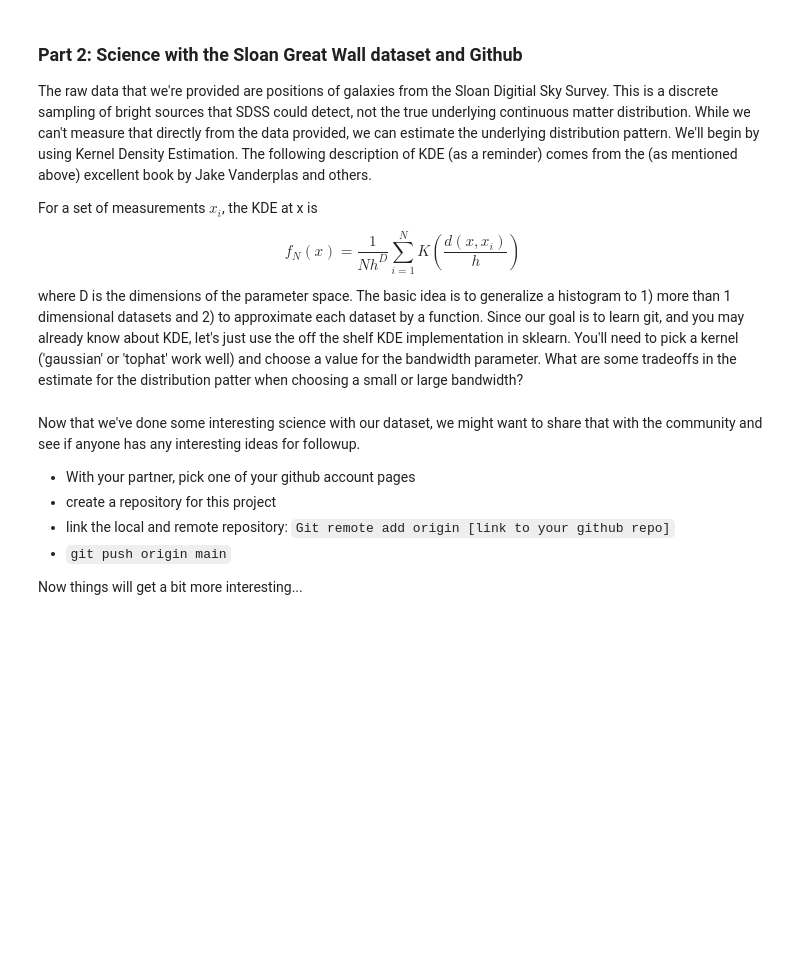
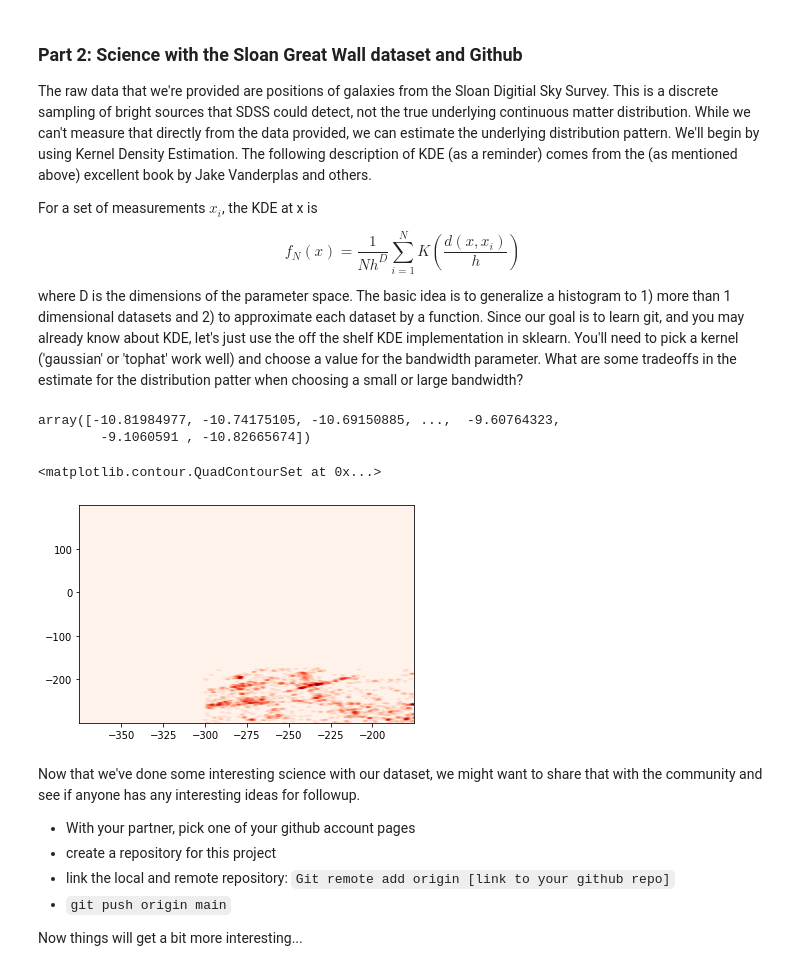
Before and after one commit to murphyjm/dsfp_git_intro, a Jupyter notebook: DSFP_intro_2_git_copy.ipynb, the cells around one changed output. Drawn from its saved outputs; the diff is of its cells as text; code cells hidden in the pictures; blank space fills up the shorter version.

```diff
--- a/DSFP_intro_2_git_copy.ipynb
+++ b/DSFP_intro_2_git_copy.ipynb
@@ -13,7 +13,7 @@ import matplotlib.pyplot as plt
 # %%
 # get the data by reading it from the supplied .npy file
 
-X = np.load('SDSS_Great_Wall_data.npy')
+data = np.load('SDSS_Great_Wall_data.npy')
 # %% [markdown]
 Now we have some code and an idea of what the project we'll working on will be, so let's go ahead and create the repository and make our first commit. Normally commits will only be done after you've done a bit more work than some imports and a line of code to grad the data, but we're learning how to use git here!
 
@@ -95,3 +93,52 @@ from sklearn.neighbors import KernelDensity
+# %%
+kde = KernelDensity(kernel='gaussian').fit(data)
+kde.score_samples(data)
+# %% [output]
+array([-10.81984977, -10.74175105, -10.69150885, ...,  -9.60764323,
+        -9.1060591 , -10.82665674])
+# %%
+def construct_grids(data):
+    """Construct the map grid from the batch object
+
+    Parameters
+    ----------
+    batch : Batch object
+        The object returned by :func:`fetch_species_distributions`
+
+    Returns
+    -------
+    (xgrid, ygrid) : 1-D arrays
+        The grid corresponding to the values in batch.coverages
+    """
+    # x,y coordinates for corner cells
+    xmin = np.min(data[:, 0])
+    xmax = np.max(data[:, 0])
+    ymin = np.min(data[:, 1])
+    ymax = np.max(data[:, 1])
+
+    grid_size = int(np.max((ymax-ymin, xmax-xmin)))
+    grid_size -= grid_size % -100 # Round to nearest 100
+
+    # x coordinates of the grid cells
+    xgrid = np.linspace(xmin, xmax, grid_size)
+    # y coordinates of the grid cells
+    ygrid = np.linspace(ymin, ymax, grid_size)
+
+    return (xgrid, ygrid)
+# %%
+xgrid, ygrid = construct_grids(data)
+X, Y = np.meshgrid(xgrid, ygrid)
+xy = np.vstack([Y.ravel(), X.ravel()]).T
+# %%
+Z = np.exp(kde.score_samples(xy))
+Z = Z.reshape(X.shape)
+
+# plot contours of the density
+levels = np.linspace(0, Z.max(), 25)
+plt.contourf(X, Y, Z, levels=levels, cmap=plt.cm.Reds)
+# %% [output]
+<matplotlib.contour.QuadContourSet at 0x...>
+[figure, added]
 # %% [markdown]
 Now that we've done some interesting science with our dataset, we might want to share that with the community and see if anyone has any interesting ideas for followup.
 
```
Also changed, not shown: parts of 4 cells of this notebook.
